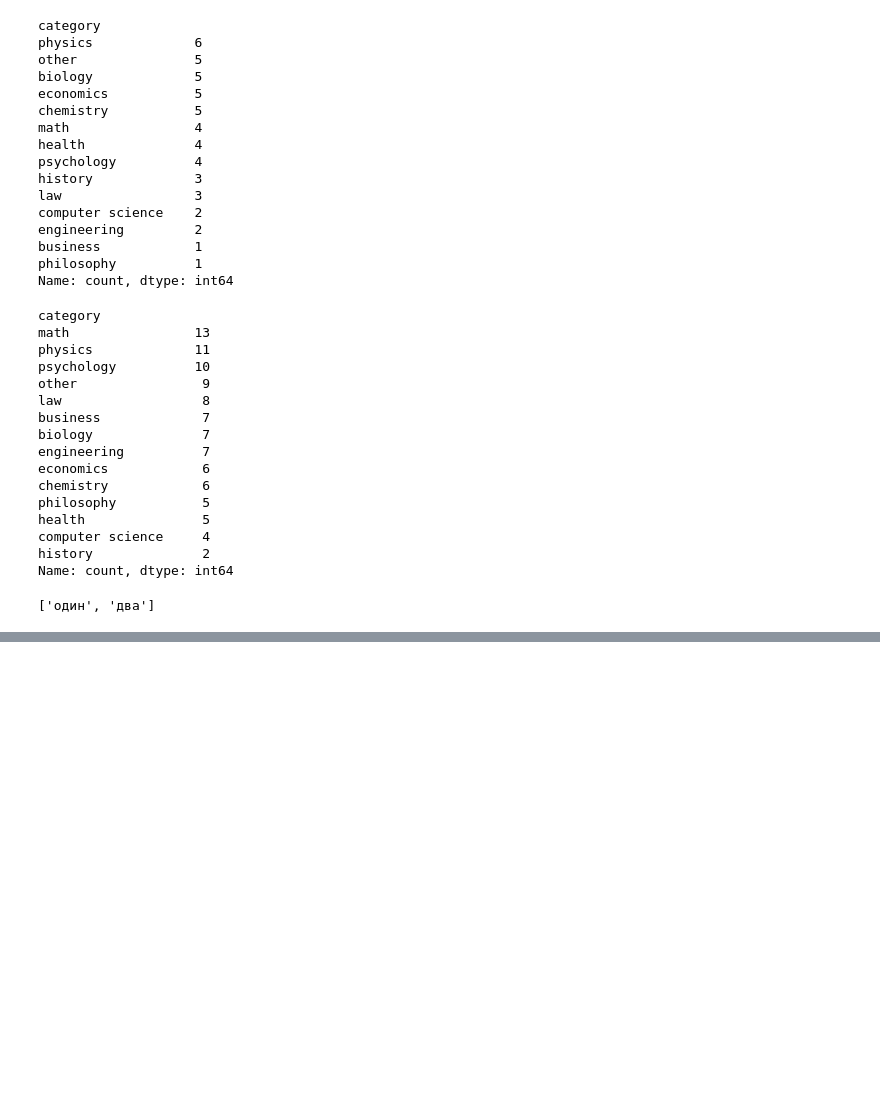
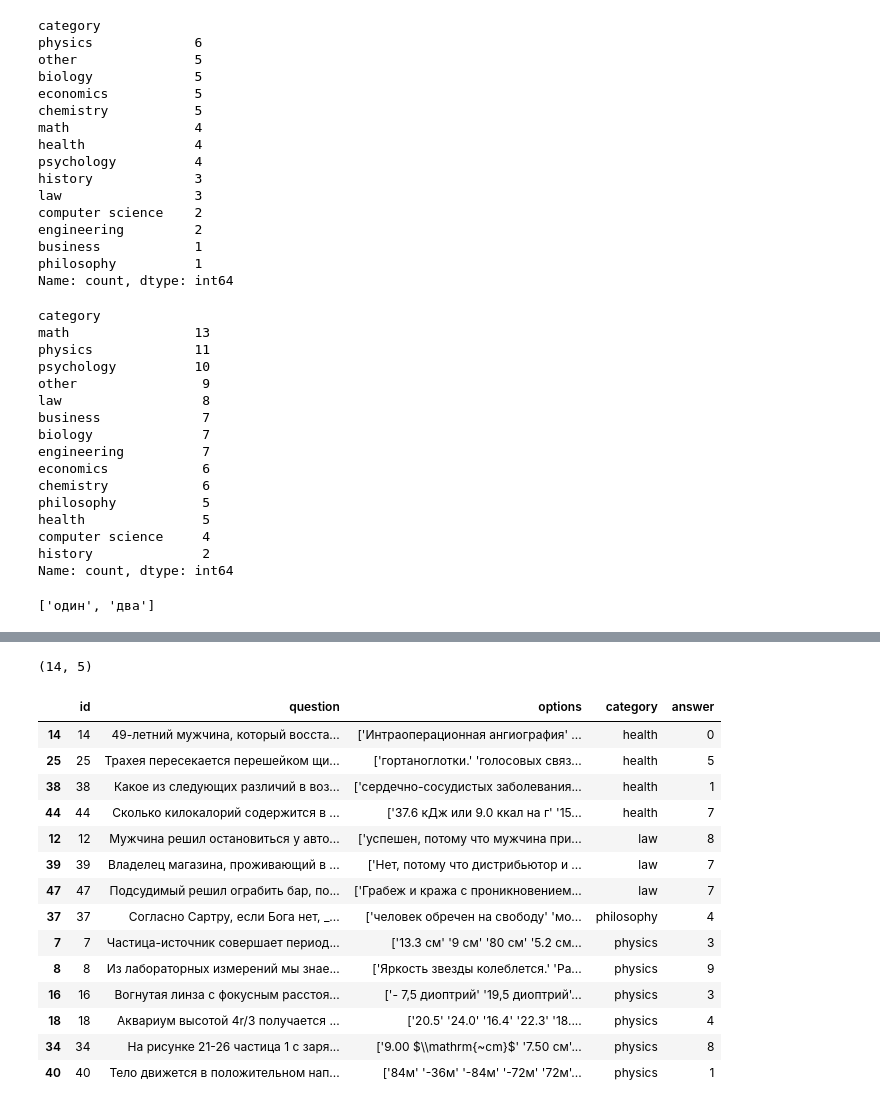
Before and after one commit to Segun228/LLM, a Jupyter notebook: lab1/main.ipynb, the cells around one changed output, grey strips where cells are left out. Cells and saved outputs as stored; diff of their text form; code cells hidden in the pictures; blank space fills up the shorter version.

```diff
--- a/lab1/main.ipynb
+++ b/lab1/main.ipynb
@@ -655,0 +4725,35 @@ class LLM:
+# %%
+problematic_categories = [
+    "health",
+    "philosophy",
+    "physics",
+    "law",
+]
+
+train_df_filtered = train_df[
+    train_df['category'].isin(problematic_categories)
+]
+
+train_df_filtered.shape
+# %% [output]
+(14, 5)
+# %%
+train_df_filtered.sort_values(
+    by='category'
+).head(14)
+# %% [output]
+|  | id | question | options | category | answer |
+| 14 | 14 | 49-летний мужчина, который восста... | ['Интраоперационная ангиография' ... | health | 0 |
+| 25 | 25 | Трахея пересекается перешейком щи... | ['гортаноглотки.' 'голосовых связ... | health | 5 |
+| 38 | 38 | Какое из следующих различий в воз... | ['сердечно-сосудистых заболевания... | health | 1 |
+| 44 | 44 | Сколько килокалорий содержится в ... | ['37.6 кДж или 9.0 ккал на г' '15... | health | 7 |
+| 12 | 12 | Мужчина решил остановиться у авто... | ['успешен, потому что мужчина при... | law | 8 |
+| 39 | 39 | Владелец магазина, проживающий в ... | ['Нет, потому что дистрибьютор и ... | law | 7 |
+| 47 | 47 | Подсудимый решил ограбить бар, по... | ['Грабеж и кража с проникновением... | law | 7 |
+| 37 | 37 | Согласно Сартру, если Бога нет, _... | ['человек обречен на свободу' 'мо... | philosophy | 4 |
+| 7 | 7 | Частица-источник совершает период... | ['13.3 см' '9 см' '80 см' '5.2 см... | physics | 3 |
+| 8 | 8 | Из лабораторных измерений мы знае... | ['Яркость звезды колеблется.' 'Ра... | physics | 9 |
+| 16 | 16 | Вогнутая линза с фокусным расстоя... | ['- 7,5 диоптрий' '19,5 диоптрий'... | physics | 3 |
+| 18 | 18 | Аквариум высотой 4r/3 получается ... | ['20.5' '24.0' '16.4' '22.3' '18.... | physics | 4 |
+| 34 | 34 | На рисунке 21-26 частица 1 с заря... | ['9.00 $\\mathrm{~cm}$' '7.50 см'... | physics | 8 |
+| 40 | 40 | Тело движется в положительном нап... | ['84м' '-36м' '-84м' '-72м' '72м'... | physics | 1 |
```
Also changed, not shown: parts of 14 cells of this notebook, 4 other files.
